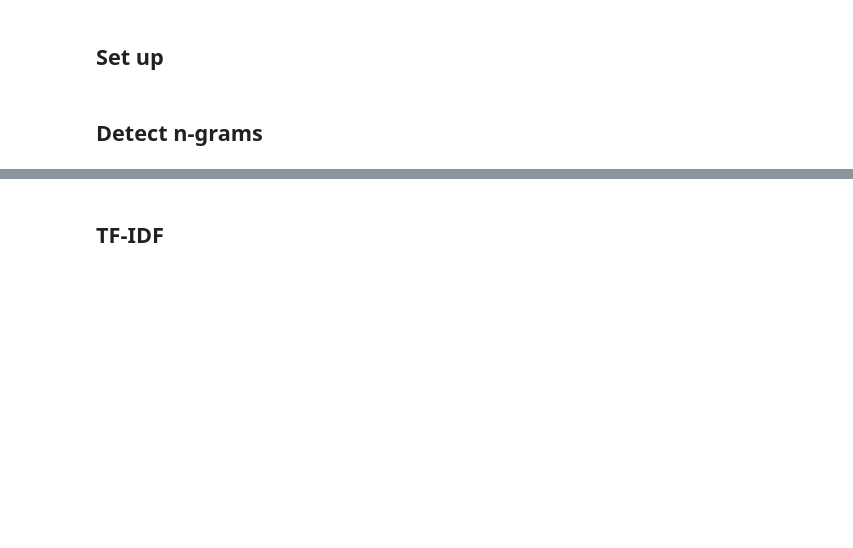
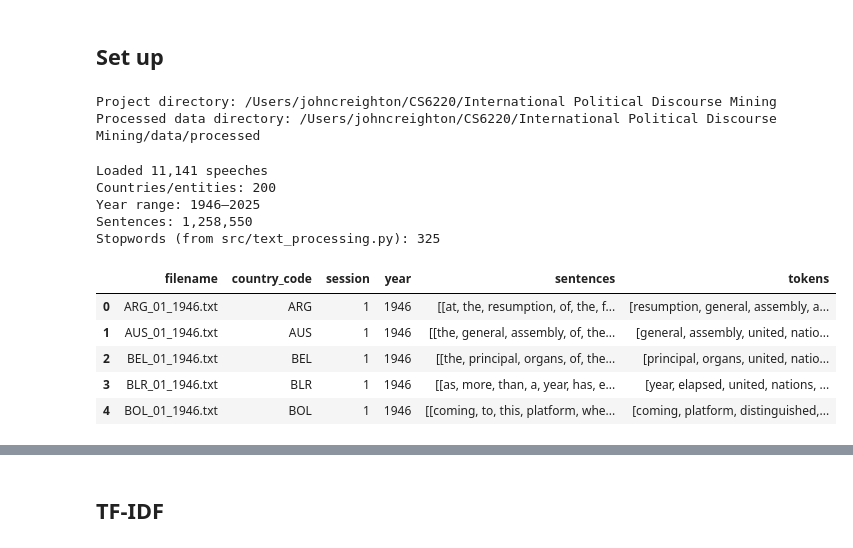
Before and after one commit to JCreighton19/International-Political-Discourse-Mining, a Jupyter notebook: notebooks/03_feature_engineering.ipynb, the cells around one changed output, grey strips where cells are left out. Cells and saved outputs as stored; diff of their text form; code cells hidden in the pictures; blank space fills up the shorter version.

```diff
--- a/notebooks/03_feature_engineering.ipynb
+++ b/notebooks/03_feature_engineering.ipynb
@@ -6,27 +12,18 @@ This notebook will create n-grams to be used as phrase-enhanced tokens, perform
 ## Set up
 # %%
 from pathlib import Path
-import re
-import unicodedata
+import sys
 from collections import Counter
 
 import pandas as pd
 import numpy as np
+from IPython.display import display
 
-from sklearn.feature_extraction.text import (
-    ENGLISH_STOP_WORDS,
-    TfidfVectorizer,
-    CountVectorizer
-)
-
+from sklearn.feature_extraction.text import TfidfVectorizer, CountVectorizer
 from scipy.sparse import save_npz
 
 # Gensim phrase detection
-from gensim.models.phrases import (
-    Phrases,
-    Phraser,
-    ENGLISH_CONNECTOR_WORDS
-)
+from gensim.models.phrases import Phrases, ENGLISH_CONNECTOR_WORDS
 
 import joblib
 
@@ -39,32 +36,47 @@ if PROJECT_DIR.name == "notebooks":
 PROCESSED_DIR = PROJECT_DIR / "data" / "processed"
 PROCESSED_DIR.mkdir(parents=True, exist_ok=True)
 
+# Shared preprocessing configuration (stopwords, phrase filter)
+sys.path.insert(0, str(PROJECT_DIR / "src"))
+import text_processing as tp
+
+pd.set_option("display.max_rows", 100)
+
 print("Project directory:", PROJECT_DIR)
 print("Processed data directory:", PROCESSED_DIR)
+# %% [output]
+Project directory: /Users/johncreighton/CS6220/International Political Discourse Mining
+Processed data directory: /Users/johncreighton/CS6220/International Political Discourse Mining/data/processed
 # %%
 # Load preprocessed corpus
 input_path = PROCESSED_DIR / "ungdc_preprocessed.parquet"
 
-metadata = pd.read_parquet(input_path)
+metadata = pd.read_parquet(
+    input_path,
+    columns=["filename", "country_code", "session", "year", "sentences", "tokens"]
+)
+
+# Parquet returns nested arrays; convert to plain lists of strings
+metadata["sentences"] = metadata["sentences"].apply(
+    lambda doc: [list(sentence) for sentence in doc]
+)
 
 print(f"Loaded {len(metadata):,} speeches")
 print(f"Countries/entities: {metadata['country_code'].nunique():,}")
 print(f"Year range: {metadata['year'].min()}–{metadata['year'].max()}")
-
-# Confirm that the columns needed for this notebook are available
-required_columns = [
-    "filename",
-    "country_code",
-    "year",
-    "raw_text",
-    "tokens"
-]
-
-missing_columns = [
-    col for col in required_columns
-    if col not in metadata.columns
-]
-
-assert not missing_columns, f"Missing columns: {missing_columns}"
+print(f"Sentences: {metadata['sentences'].apply(len).sum():,}")
+print(f"Stopwords (from src/text_processing.py): {len(tp.STOPWORDS):,}")
 
 display(metadata.head())
+# %% [output]
+Loaded 11,141 speeches
+Countries/entities: 200
+Year range: 1946–2025
+Sentences: 1,258,550
+Stopwords (from src/text_processing.py): 325
+|  | filename | country_code | session | year | sentences | tokens |
+| 0 | ARG_01_1946.txt | ARG | 1 | 1946 | [[at, the, resumption, of, the, f... | [resumption, general, assembly, a... |
+| 1 | AUS_01_1946.txt | AUS | 1 | 1946 | [[the, general, assembly, of, the... | [general, assembly, united, natio... |
+| 2 | BEL_01_1946.txt | BEL | 1 | 1946 | [[the, principal, organs, of, the... | [principal, organs, united, natio... |
+| 3 | BLR_01_1946.txt | BLR | 1 | 1946 | [[as, more, than, a, year, has, e... | [year, elapsed, united, nations, ... |
+| 4 | BOL_01_1946.txt | BOL | 1 | 1946 | [[coming, to, this, platform, whe... | [coming, platform, distinguished,... |
@@ -154,2 +82,0 @@ display(
-# %% [markdown]
-## Detect n-grams
```
Also changed, not shown: parts of 26 cells of this notebook, 4 other files.
